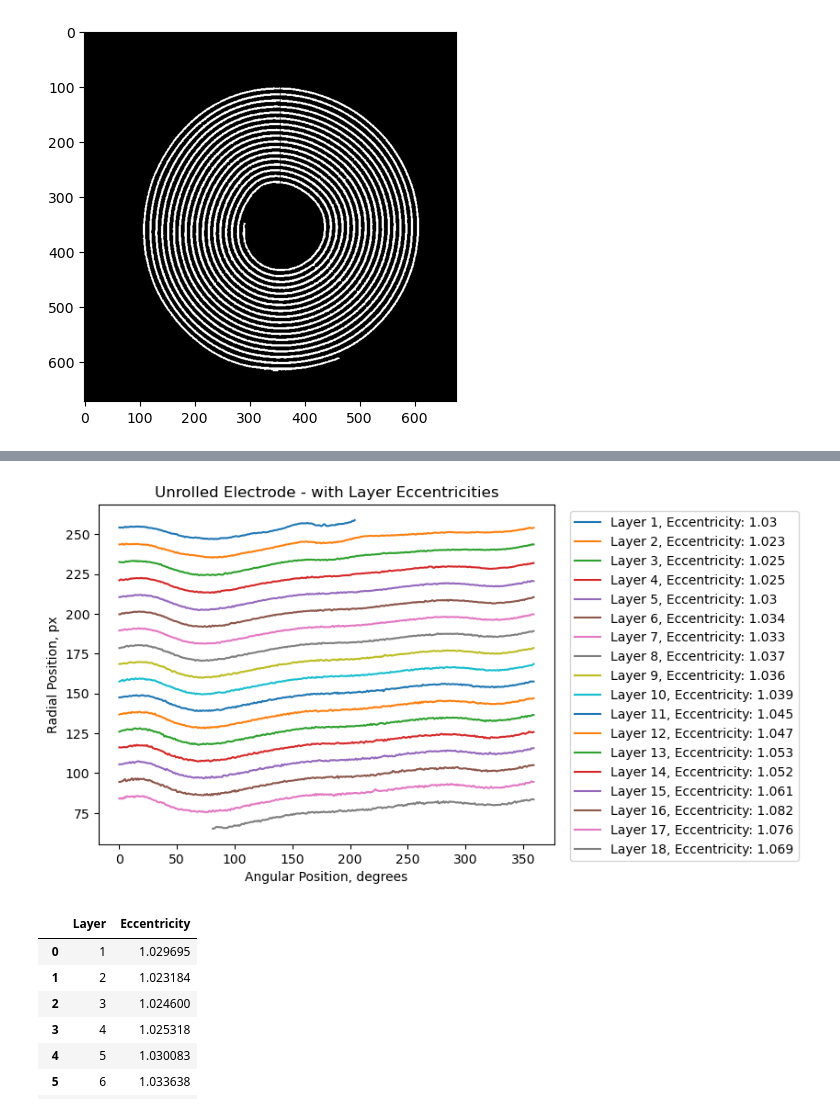
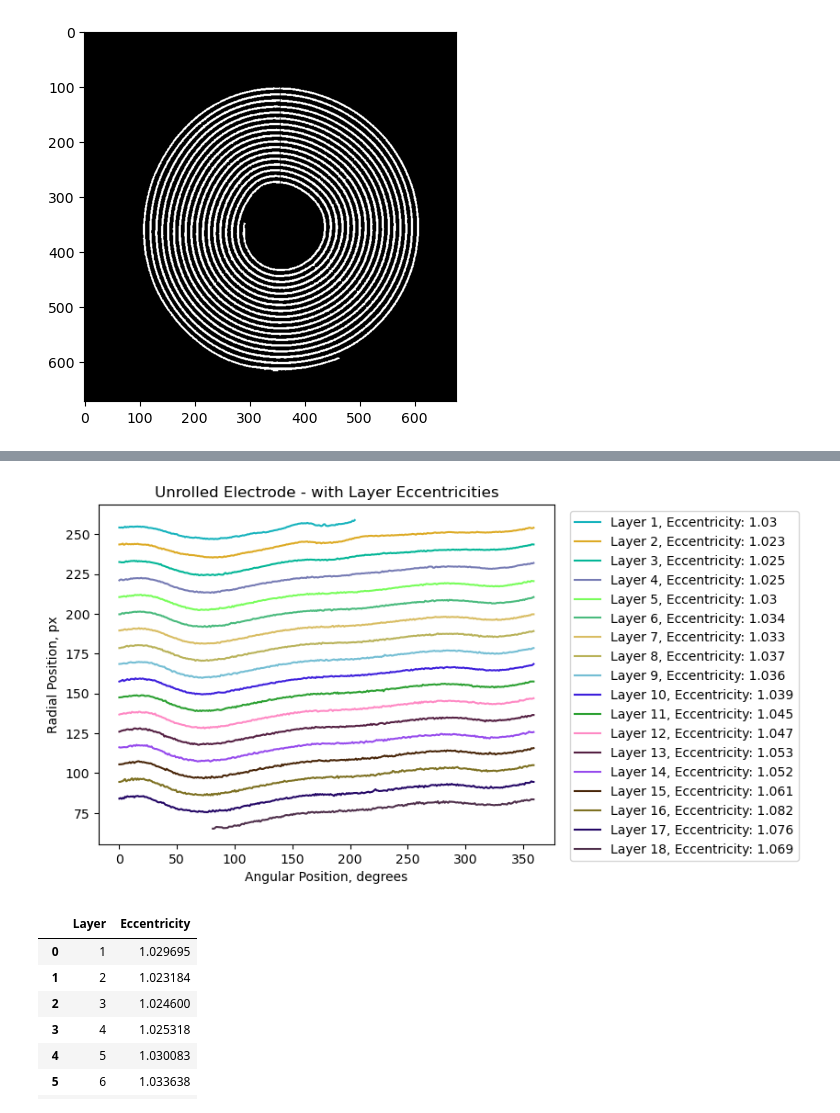
Before and after one commit to MaPhewJ/EIL_image_processing, a Jupyter notebook: mpj_lazy_unwrap.ipynb, the cells around one changed output, grey strips where cells are left out. Cells and saved outputs as stored; diff of their text form; code cells hidden in the pictures.

```diff
--- a/mpj_lazy_unwrap.ipynb
+++ b/mpj_lazy_unwrap.ipynb
@@ -353,7 +353,7 @@ for layer in range(1, num_labels+1):
     label_radius = dist_transform * label
     label_radius_arr_masked = ma.masked_where(label_radius == 0, label_radius)
     label_radius_arr_masked = label_radius_arr_masked[label_radius_arr_masked.mask == False].ravel()
-    plt.scatter(label_angel_arr_masked, label_radius_arr_masked, s=5)
+    plt.scatter(label_angel_arr_masked, label_radius_arr_masked, s=5, color = random_colors[layer])
 plt.xlabel('Angular Position, degrees', fontsize = 12)
 plt.ylabel('Radial Position, px', fontsize = 12)
 plt.title('Unrolled Electrode - Seperated Layers', fontsize = 15)
@@ -370,35 +370,35 @@ def layer_eccentricity(x_values, y_values):
     eccentricity = length / ideal_length
     return eccentricity
 
 layers, eccentricities = [], []
 for layer in range(1, num_labels+1):
     label = np.where(separated == layer, 1, 0)
     label_angles = angular_arr * label
     label_angel_arr_masked = ma.masked_where(label_angles == 0, label_angles)
     label_angel_arr_masked = label_angel_arr_masked[label_angel_arr_masked.mask == False].ravel()
     label_radius = dist_transform * label
     label_radius_arr_masked = ma.masked_where(label_radius == 0, label_radius)
     label_radius_arr_masked = label_radius_arr_masked[label_radius_arr_masked.mask == False].ravel()
     r_val_means, angles = [], []
     miin = int(np.floor(np.min(label_angel_arr_masked.data)))
     maax = int(np.ceil(np.max(label_angel_arr_masked.data)))
     for angle in range(miin, maax, 1):
         r_vals = ma.masked_where(label_angel_arr_masked <= angle, label_radius_arr_masked)
         r_vals = ma.masked_where(label_angel_arr_masked >= angle + 1, r_vals)
         r_vals_mean = ma.mean(r_vals)
         r_val_means.append(r_vals_mean)
         angles.append(angle)
     eccentricity = layer_eccentricity(angles, r_val_means)
     layers.append(layer)
     eccentricities.append(eccentricity)
-    plt.plot(angles, r_val_means, label = 'Layer ' + str(layer) + ', Eccentricity: ' + str(np.round(eccentricity, 3)))
+    plt.plot(angles, r_val_means, color = random_colors[layer], label = 'Layer ' + str(layer) + ', Eccentricity: ' + str(np.round(eccentricity, 3)))
 plt.xlabel('Angular Position, degrees', fontsize = 10)
 plt.ylabel('Radial Position, px', fontsize = 10)
 plt.title('Unrolled Electrode - with Layer Eccentricities', fontsize = 12)
 plt.legend(loc='upper left', bbox_to_anchor=(1.02, 1))
 plt.show()
 # %% [output]
-[figure, old version]
+[figure, new version]
 # %%
 import pandas as pd
 ecc_df = pd.DataFrame({'Layer': layers, 'Eccentricity': eccentricities})
```
Also changed, not shown: parts of 2 cells of this notebook.
